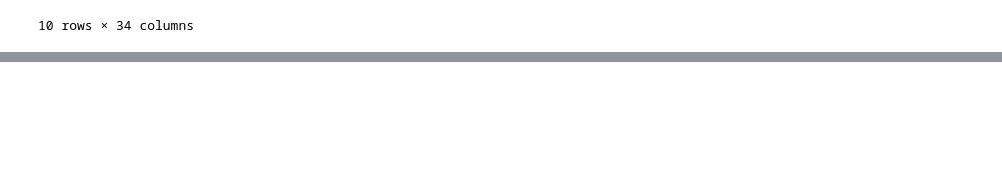
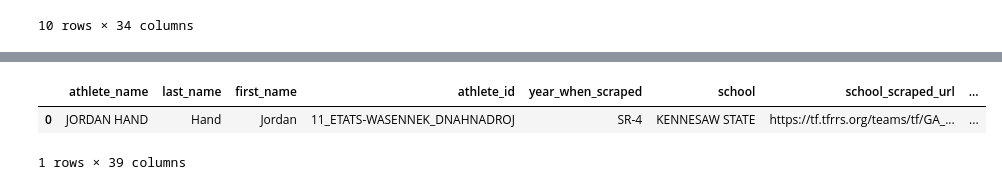
Before and after one commit to stanski901/exploring_tfrrs, a Jupyter notebook: initial_explore.ipynb, the cells around one changed output, grey strips where cells are left out. Saved outputs shown, nothing was run; the diff lists cells and outputs as text; code cells hidden in the pictures; blank space fills up the shorter version.

```diff
--- a/initial_explore.ipynb
+++ b/initial_explore.ipynb
@@ -101,0 +172,2 @@ See the caveats in the documentation: https://pandas.pydata.org/pandas-docs/stab
+# %%
+filtered_df['school_url_trimmed'] = filtered_df['school_scraped_url'].str.split('config').str[0].str.rstrip('/')
@@ -101,0 +180,13 @@ See the caveats in the documentation: https://pandas.pydata.org/pandas-docs/stab
+# %%
+merged_df = filtered_df.merge(
+    leagues_data[['school_url', 'conference1', 'region', 'division']],
+    left_on='school_url_trimmed',
+    right_on='school_url',
+    how='left'
+)
+# %%
+merged_df.head(1)
+# %% [output]
+|  | athlete_name | last_name | first_name | athlete_id | year_when_scraped | school | school_scraped_url | ... |
+| 0 | JORDAN HAND | Hand | Jordan | 11_ETATS-WASENNEK_DNAHNADROJ | SR-4 | KENNESAW STATE | https://tf.tfrrs.org/teams/tf/GA_... | ... |
+1 rows × 39 columns
```
Also changed, not shown: parts of 16 cells of this notebook.
